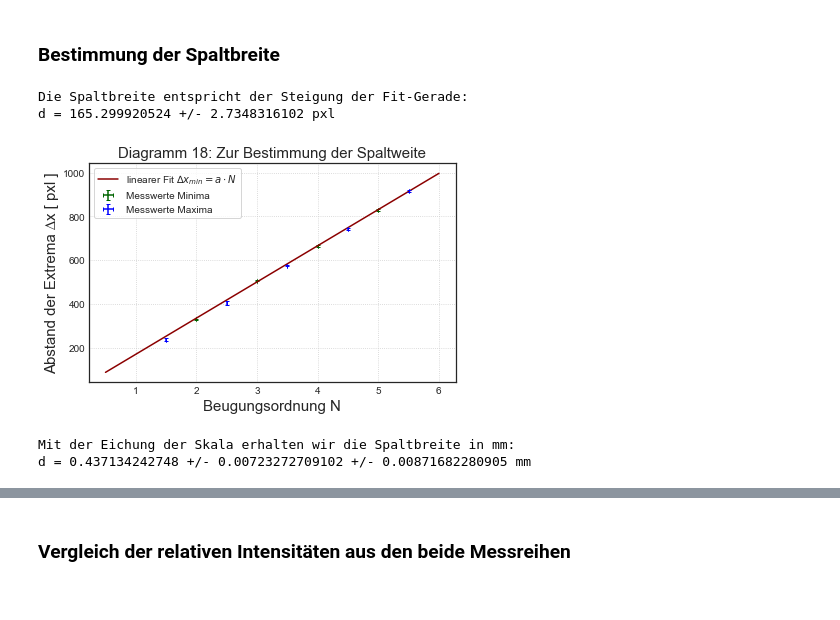
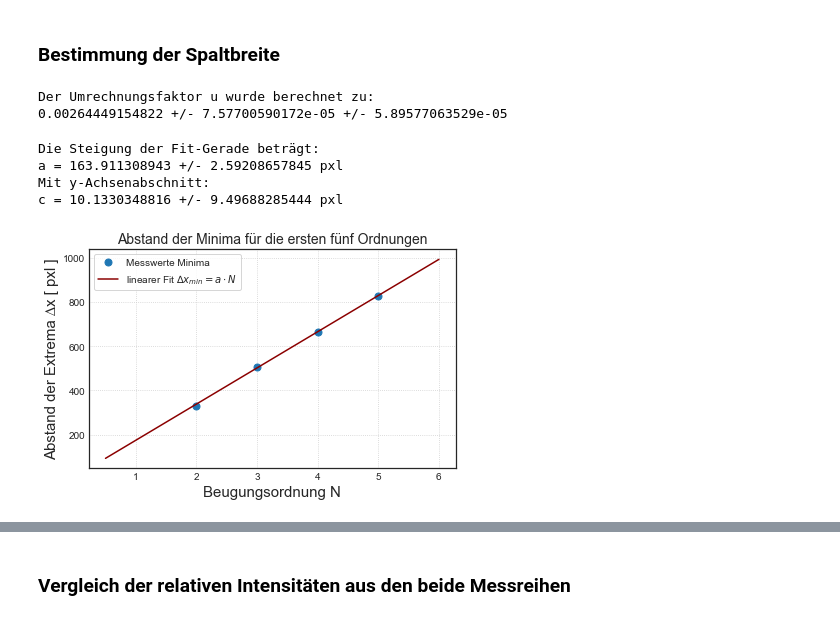
Before and after one commit to MajestyQ/Lectures, a Jupyter notebook: Praktikum/233 - Fourieroptik/V233 Fourier-Optik .ipynb, the cells around one changed output, grey strips where cells are left out. Drawn from its saved outputs; the diff is of its cells as text; code cells hidden in the pictures.

```diff
--- a/Praktikum/233 - Fourieroptik/V233 Fourier-Optik .ipynb
+++ b/Praktikum/233 - Fourieroptik/V233 Fourier-Optik .ipynb
@@ -14,24 +17,13 @@ plt.rcParams['errorbar.capsize']=2
 # %%
 #Bestimmung der Abstände der Minima
 min_order=np.array([2,3,4,5])
-min_pos_left=np.array([953, 863, 785, 702]) #von der zweiten bis zur fünften Ordnung
+min_pos_left=np.array([953, 863, 785, 702])
 min_pos_right=np.array([1283, 1368, 1450, 1530])
 min_pos_left_err = np.array([2, 2, 3, 3])
 min_pos_right_err = np.array([4, 1, 2, 1])
 
 delta_min=np.abs(min_pos_left-min_pos_right)
-delta_min_err=np.sqrt((min_pos_left_err**2+min_pos_right_err**1))
-
-#Bestimmung der Abstände der Maxima
-max_order=np.array([1.5,2.5,3.5,4.5,5.5]) #von der ersten bis zur fünften Ordnung
-max_pos_left=np.array([998, 913, 830, 743, 658])
-max_pos_right=np.array([1233, 1318, 1405, 1484, 1573])
-max_pos_left_err = np.array([5, 10, 3, 3, 4])
-max_pos_right_err = np.array([20, 2, 10, 2, 10])
-
-#Abstände der jeweiligen Beugungsordnungen
-delta_max=np.abs(max_pos_left-max_pos_right)
-delta_max_err=np.sqrt((max_pos_left_err**2+max_pos_right_err**1))
+delta_min_err=np.sqrt((min_pos_left_err**2+min_pos_right_err**2))
 # %%
 #Eichung der Pixelskala zum Umrechnen des Spaltabstands in Längeneinheiten
 dpx=np.array([690, 533, 365, 217, 740])
@@ -40,58 +32,54 @@ slit_aperture=2*np.array([0.88, 0.69, 0.49, 0.31, 0.94]) #direkt die Messwerte v
 slit_aperture_err=0.02*np.ones(5)
 
 gauge=slit_aperture/dpx  #Faktor zur Umrechnung von Pixel in mm
-gauge_err=gauge*np.sqrt((slit_aperture_err/slit_aperture)**2+(dpx_err/dpx)**2)
+
+gauge_mean=np.mean(gauge)
+gauge_syst=np.mean(gauge*np.sqrt((slit_aperture_err/slit_aperture)**2+(dpx_err/dpx)**2))
+gauge_stat=np.std(gauge)/np.sqrt(4)
+
+
+print('Der Umrechnungsfaktor u wurde berechnet zu: ')
+print(str(gauge_mean)+' +/- '+str(gauge_syst)+' +/- '+str(gauge_stat))
+# %% [output]
+Der Umrechnungsfaktor u wurde berechnet zu:
+0.00264449154822 +/- 7.57700590172e-05 +/- 5.89577063529e-05
 # %%
 #Definition der linearen Fit-Funktion
 def linear_fit(x,a,b):
     return a*x+b
 popt,pcov=curve_fit(linear_fit,min_order,delta_min,sigma=delta_min_err)
 
 x_fit=np.linspace(0.5,6,100) #Länge der Fit-Gerade
-x_err=np.zeros(5) #Nur zur Optik der Legende
-x_err1 = np.zeros(4)
 
 
 #Plot der Minima-Abstände mit lin.Fit
-plt.plot(min_order,delta_min,linestyle='')
-plt.errorbar(min_order,delta_min,xerr=x_err1,yerr=delta_min_err,color='darkgreen',linestyle='',label='Messwerte Minima')
+plt.plot(min_order,delta_min,linestyle='',marker='o',markersize=7,label='Messwerte Minima')
 plt.plot(x_fit,linear_fit(x_fit,*popt),color='darkred',label='linearer Fit $ ∆x_{min} = a \cdot N $')
 
-#Plot der Maxima-Abstände
-plt.plot(max_order,delta_max,linestyle='')
-plt.errorbar(max_order,delta_max,xerr=x_err,yerr=delta_max_err,color='b',linestyle='',label='Messwerte Maxima')
+#Fehlerbalken nicht notwendig, da sie sowieso nicht sichtbar wären.
 
 #Plot-Parameter
 plt.xlabel('Beugungsordnung N',size=15)
 plt.ylabel('Abstand der Extrema ∆x [ pxl ]',size=15)
-plt.title('Diagramm 18: Zur Bestimmung der Spaltweite',size=15)
+plt.title('Abstand der Minima für die ersten fünf Ordnungen',size=14)
 plt.grid(ls='dotted')
 plt.legend(frameon=True)
 
+
 #Abspeichern des Diagramms
 plt.tight_layout()
-plt.savefig(r'C:\Users\Quirinus\Documents\GitHub\Praktikum\Praktikum\233 - Fourieroptik\Diagramme\Diagramm Teil1.pdf',format='PDF')
+plt.savefig(r'C:\Users\Quirinus\Documents\GitHub\Praktikum\Praktikum\233 - Fourieroptik\Diagramme\Spaltweite.pdf',format='PDF')
 
-slit_width=popt[0]
-slit_width_err=pcov[0,0]**0.5
+a=popt[0]
+a_err=pcov[0,0]**0.5
 
-print('Die Spaltbreite entspricht der Steigung der Fit-Gerade:')
-print( 'd = ' + str(slit_width) + ' +/- ' + str(slit_width_err) + ' pxl')
+print('Die Steigung der Fit-Gerade beträgt:')
+print( 'a = ' + str(a) + ' +/- ' + str(a_err) + ' pxl')
+print('Mit y-Achsenabschnitt:')
+print('c = '+ str(popt[1])+ ' +/- ' + str(pcov[1,1]**0.5) + ' pxl')
 # %% [output]
-Die Spaltbreite entspricht der Steigung der Fit-Gerade:
-d = 165.299920524 +/- 2.7348316102 pxl
+Die Steigung der Fit-Gerade beträgt:
+a = 163.911308943 +/- 2.59208657845 pxl
+Mit y-Achsenabschnitt:
+c = 10.1330348816 +/- 9.49688285444 pxl
-[figure, old version]
+[figure, new version]
-# %%
-#Umrechnung der Spaltbreite in mm
-slit_width_mm= gauge*slit_width
-slit_width_mm_err=np.sqrt((gauge_err)**2+(slit_width_err*gauge)**2)
-
-sw_mm_mean=np.mean(slit_width_mm)
-sw_mm_mean_syst=np.mean(slit_width_mm_err)
-sw_mm_mean_std=np.std(slit_width_mm)/np.sqrt(len(slit_width_mm))
-
-print('Mit der Eichung der Skala erhalten wir die Spaltbreite in mm:')
-print( 'd = ' + str(sw_mm_mean) + ' +/- ' + str(sw_mm_mean_syst) + ' +/- ' + str(sw_mm_mean_std)+ ' mm')
-# %% [output]
-Mit der Eichung der Skala erhalten wir die Spaltbreite in mm:
-d = 0.437134242748 +/- 0.00723272709102 +/- 0.00871682280905 mm
```
Also changed, not shown: parts of 36 cells of this notebook, 21 other files.
